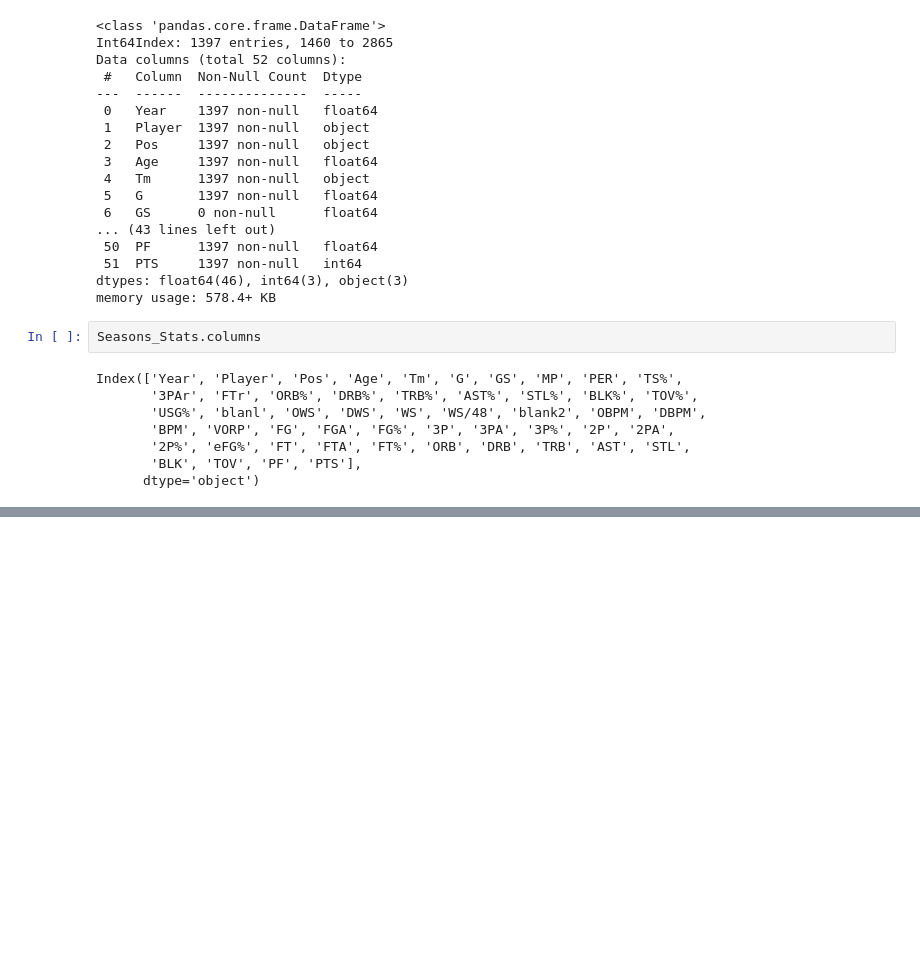
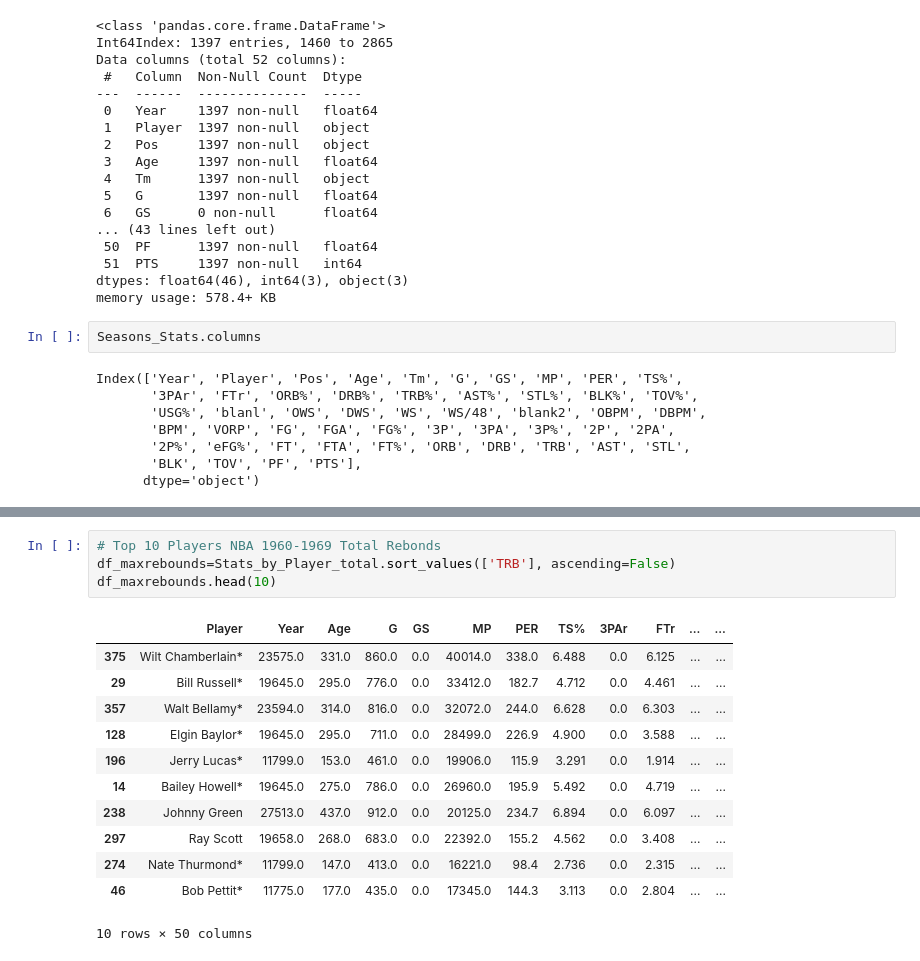
Before and after one commit to AliBailoun234/Final_project, a Jupyter notebook: Analysis.ipynb, the cells around one changed output, grey strips where cells are left out. Cells and saved outputs as stored; diff of their text form; blank space fills up the shorter version.

```diff
--- a/Analysis.ipynb
+++ b/Analysis.ipynb
@@ -162,3 +163,20 @@ fig.update_layout(title = "Top 10 Players Season Total Assists",title_x=0.5)
 fig.show()
 # %% [output]
 [interactive output not drawn]
+# %%
+# Top 10 Players NBA 1960-1969 Total Rebonds
+df_maxrebounds=Stats_by_Player_total.sort_values(['TRB'], ascending=False)
+df_maxrebounds.head(10)
+# %% [output]
+|  | Player | Year | Age | G | GS | MP | PER | TS% | 3PAr | FTr | ... | ... |
+| 375 | Wilt Chamberlain* | 23575.0 | 331.0 | 860.0 | 0.0 | 40014.0 | 338.0 | 6.488 | 0.0 | 6.125 | ... | ... |
+| 29 | Bill Russell* | 19645.0 | 295.0 | 776.0 | 0.0 | 33412.0 | 182.7 | 4.712 | 0.0 | 4.461 | ... | ... |
+| 357 | Walt Bellamy* | 23594.0 | 314.0 | 816.0 | 0.0 | 32072.0 | 244.0 | 6.628 | 0.0 | 6.303 | ... | ... |
+| 128 | Elgin Baylor* | 19645.0 | 295.0 | 711.0 | 0.0 | 28499.0 | 226.9 | 4.900 | 0.0 | 3.588 | ... | ... |
+| 196 | Jerry Lucas* | 11799.0 | 153.0 | 461.0 | 0.0 | 19906.0 | 115.9 | 3.291 | 0.0 | 1.914 | ... | ... |
+| 14 | Bailey Howell* | 19645.0 | 275.0 | 786.0 | 0.0 | 26960.0 | 195.9 | 5.492 | 0.0 | 4.719 | ... | ... |
+| 238 | Johnny Green | 27513.0 | 437.0 | 912.0 | 0.0 | 20125.0 | 234.7 | 6.894 | 0.0 | 6.097 | ... | ... |
+| 297 | Ray Scott | 19658.0 | 268.0 | 683.0 | 0.0 | 22392.0 | 155.2 | 4.562 | 0.0 | 3.408 | ... | ... |
+| 274 | Nate Thurmond* | 11799.0 | 147.0 | 413.0 | 0.0 | 16221.0 | 98.4 | 2.736 | 0.0 | 2.315 | ... | ... |
+| 46 | Bob Pettit* | 11775.0 | 177.0 | 435.0 | 0.0 | 17345.0 | 144.3 | 3.113 | 0.0 | 2.804 | ... | ... |
+10 rows × 50 columns
```
Also changed, not shown: parts of 6 cells of this notebook.
